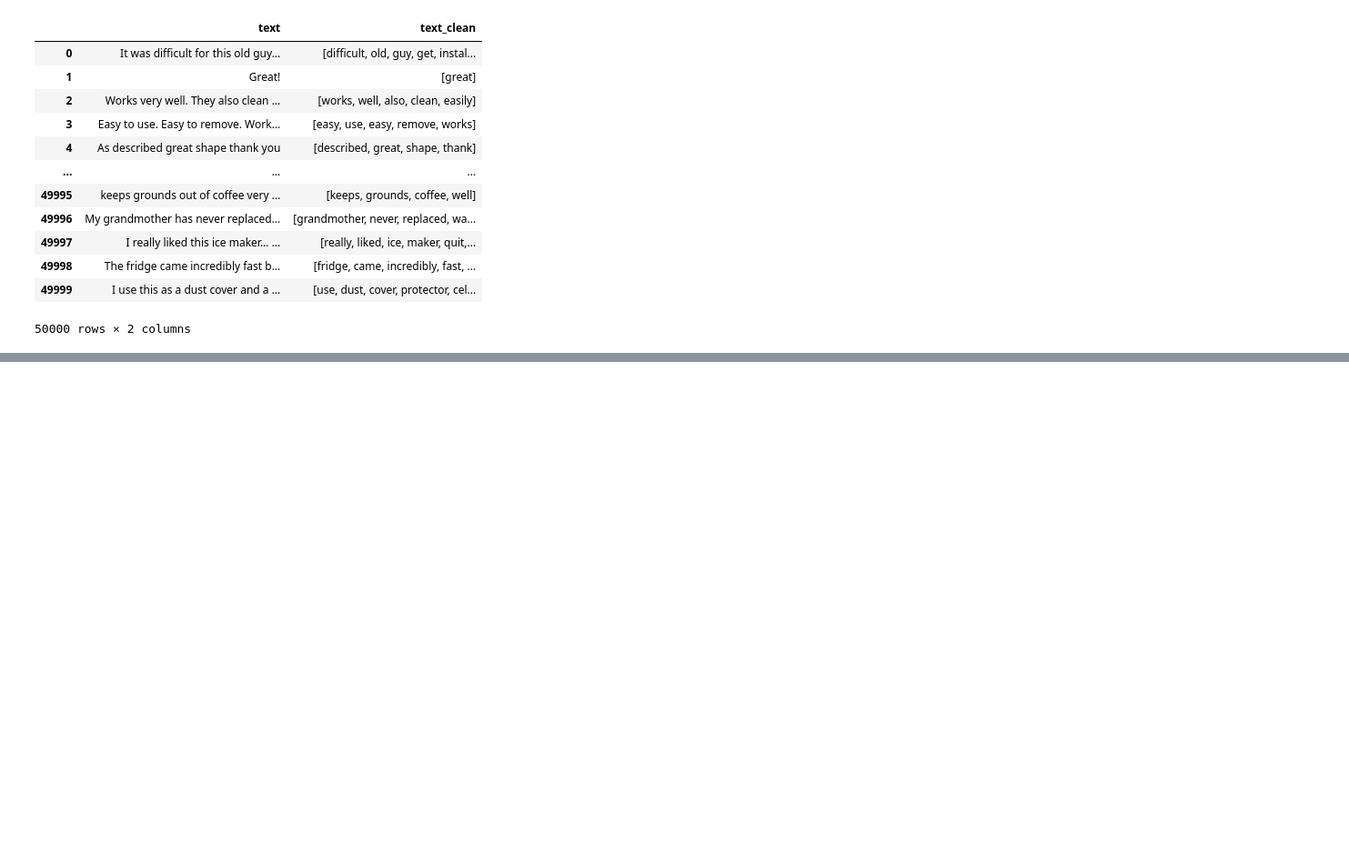
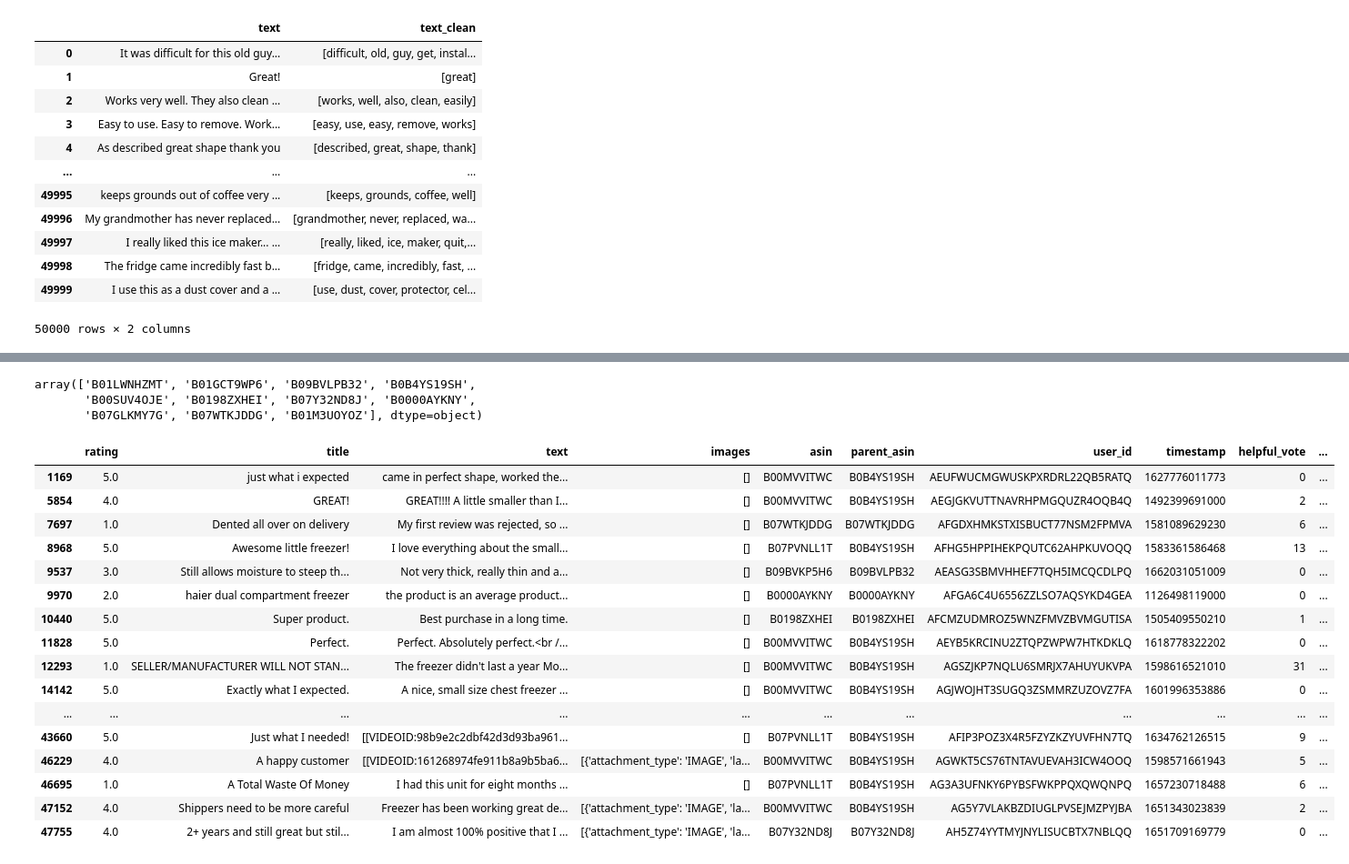
Before and after one commit to gisellegomezp/Project3, a Jupyter notebook: Mike/mike-workbook.ipynb, the cells around one changed output, grey strips where cells are left out. Shown at 91% size. Saved outputs shown, nothing was run; the diff lists cells and outputs as text; code cells hidden in the pictures; blank space fills up the shorter version.

```diff
--- a/Mike/mike-workbook.ipynb
+++ b/Mike/mike-workbook.ipynb
@@ -367,3 +366,17 @@ Appliance_subset_df[['text','text_clean']]
 | 49998 | The fridge came incredibly fast b... | [fridge, came, incredibly, fast, ... |
 | 49999 | I use this as a dust cover and a ... | [use, dust, cover, protector, cel... |
 50000 rows × 2 columns
+# %%
+my_list = ['Dishwashers','Freezers','Ranges','Ice Makers','Cooktops','Refrigerators','Beverage Refrigerators','Dryers','Washers']
+
+
+
+# remove parts and accessories from data
+mask = ~meta_subset_df.apply(lambda col: col.map(lambda x: 'Parts & Accessories' in str(x))).any(axis=1)
+filtered_meta_df = meta_subset_df[mask]
+
+# select specific items
+mask = filtered_meta_df.apply(lambda col: col.map(lambda x: any(item in str(x) for item in my_list))).any(axis=1)
+
+filtered_meta_df = filtered_meta_df[mask]
+filtered_meta_df
@@ -369,0 +397,19 @@ Appliance_subset_df[['text','text_clean']]
+# %%
+# flatten the categories field into individual columns
+
+# create a df of just categories
+df = pd.DataFrame(filtered_meta_df['categories'])
+
+# Convert the list in the categories column to strings to work with the values
+df['categories'] = df['categories'].apply(lambda x: ', '.join(x))
+
+# Split the lists into unique categories
+unique_categories = set([item for sublist in df['categories'].str.split(', ') for item in sublist])
+
+# Create new columns for each unique category
+for category in unique_categories:
+    df[category] = df['categories'].apply(lambda x: 1 if category in x else 0)
+
+#concat the two, original and flattened
+meta_subset_flat_df = pd.concat([filtered_meta_df,df],axis=1)
+meta_subset_flat_df
@@ -369,0 +487,29 @@ Appliance_subset_df[['text','text_clean']]
+# %%
+selected_product = meta_subset_flat_df[(meta_subset_flat_df['Chest Freezers']==1)]['parent_asin'].unique()
+selected_product
+# %% [output]
+array(['B01LWNHZMT', 'B01GCT9WP6', 'B09BVLPB32', 'B0B4YS19SH',
+       'B00SUV4OJE', 'B0198ZXHEI', 'B07Y32ND8J', 'B0000AYKNY',
+       'B07GLKMY7G', 'B07WTKJDDG', 'B01M3UOYOZ'], dtype=object)
+# %%
+#find reviews that match selected product
+reviews_with_match_product = Appliance_subset_df[Appliance_subset_df['parent_asin'].isin(selected_product)]
+reviews_with_match_product
+# %% [output]
+|  | rating | title | text | images | asin | parent_asin | user_id | timestamp | helpful_vote | ... |
+| 1169 | 5.0 | just what i expected | came in perfect shape, worked the... | [] | B00MVVITWC | B0B4YS19SH | AEUFWUCMGWUSKPXRDRL22QB5RATQ | 1627776011773 | 0 | ... |
+| 5854 | 4.0 | GREAT! | GREAT!!!! A little smaller than I... | [] | B00MVVITWC | B0B4YS19SH | AEGJGKVUTTNAVRHPMGQUZR4OQB4Q | 1492399691000 | 2 | ... |
+| 7697 | 1.0 | Dented all over on delivery | My first review was rejected, so ... | [] | B07WTKJDDG | B07WTKJDDG | AFGDXHMKSTXISBUCT77NSM2FPMVA | 1581089629230 | 6 | ... |
+| 8968 | 5.0 | Awesome little freezer! | I love everything about the small... | [] | B07PVNLL1T | B0B4YS19SH | AFHG5HPPIHEKPQUTC62AHPKUVOQQ | 1583361586468 | 13 | ... |
+| 9537 | 3.0 | Still allows moisture to steep th... | Not very thick, really thin and a... | [] | B09BVKP5H6 | B09BVLPB32 | AEASG3SBMVHHEF7TQH5IMCQCDLPQ | 1662031051009 | 0 | ... |
+| 9970 | 2.0 | haier dual compartment freezer | the product is an average product... | [] | B0000AYKNY | B0000AYKNY | AFGA6C4U6556ZZLSO7AQSYKD4GEA | 1126498119000 | 0 | ... |
+| 10440 | 5.0 | Super product. | Best purchase in a long time. | [] | B0198ZXHEI | B0198ZXHEI | AFCMZUDMROZ5WNZFMVZBVMGUTISA | 1505409550210 | 1 | ... |
+| 11828 | 5.0 | Perfect. | Perfect. Absolutely perfect.<br /... | [] | B00MVVITWC | B0B4YS19SH | AEYB5KRCINU2ZTQPZWPW7HTKDKLQ | 1618778322202 | 0 | ... |
+| 12293 | 1.0 | SELLER/MANUFACTURER WILL NOT STAN... | The freezer didn't last a year Mo... | [] | B00MVVITWC | B0B4YS19SH | AGSZJKP7NQLU6SMRJX7AHUYUKVPA | 1598616521010 | 31 | ... |
+| 14142 | 5.0 | Exactly what I expected. | A nice, small size chest freezer ... | [] | B00MVVITWC | B0B4YS19SH | AGJWOJHT3SUGQ3ZSMMRZUZOVZ7FA | 1601996353886 | 0 | ... |
+| ... | ... | ... | ... | ... | ... | ... | ... | ... | ... | ... |
+| 43660 | 5.0 | Just what I needed! | [[VIDEOID:98b9e2c2dbf42d3d93ba961... | [] | B07PVNLL1T | B0B4YS19SH | AFIP3POZ3X4R5FZYZKZYUVFHN7TQ | 1634762126515 | 9 | ... |
+| 46229 | 4.0 | A happy customer | [[VIDEOID:161268974fe911b8a9b5ba6... | [{'attachment_type': 'IMAGE', 'la... | B00MVVITWC | B0B4YS19SH | AGWKT5CS76TNTAVUEVAH3ICW4OOQ | 1598571661943 | 5 | ... |
+| 46695 | 1.0 | A Total Waste Of Money | I had this unit for eight months ... | [] | B07PVNLL1T | B0B4YS19SH | AG3A3UFNKY6PYBSFWKPPQXQWQNPQ | 1657230718488 | 6 | ... |
+| 47152 | 4.0 | Shippers need to be more careful | Freezer has been working great de... | [{'attachment_type': 'IMAGE', 'la... | B00MVVITWC | B0B4YS19SH | AG5Y7VLAKBZDIUGLPVSEJMZPYJBA | 1651343023839 | 2 | ... |
+| 47755 | 4.0 | 2+ years and still great but stil... | I am almost 100% positive that I ... | [{'attachment_type': 'IMAGE', 'la... | B07Y32ND8J | B07Y32ND8J | AH5Z74YYTMYJNYLISUCBTX7NBLQQ | 1651709169779 | 0 | ... |
```
Also changed, not shown: parts of 15 cells of this notebook.
